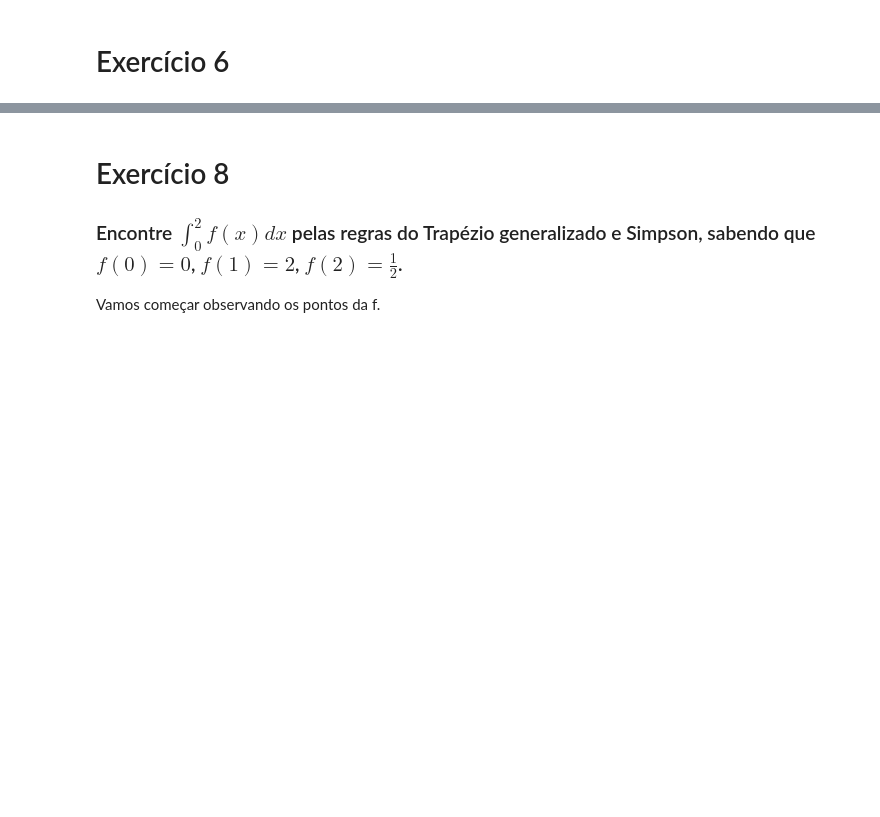
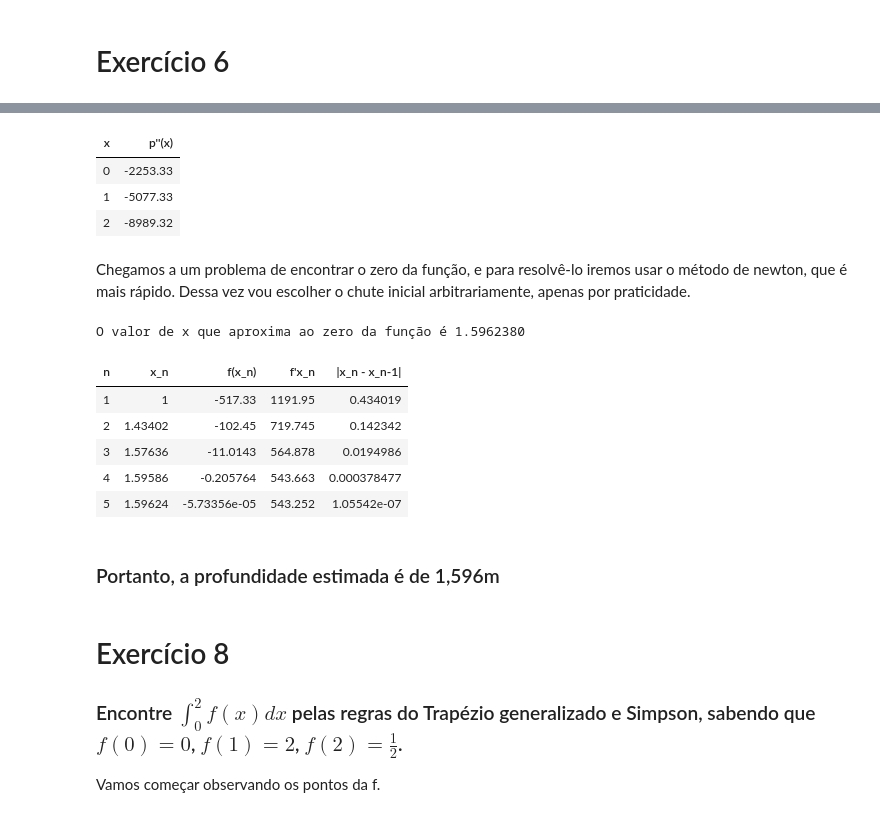
Before and after one commit to edumangabeira/AulasENCE, a Jupyter notebook: Lista1_Parte2_Calc3.ipynb, the cells around one changed output, grey strips where cells are left out. Drawn from its saved outputs; the diff is of its cells as text; code cells hidden in the pictures; blank space fills up the shorter version.

```diff
--- a/Lista1_Parte2_Calc3.ipynb
+++ b/Lista1_Parte2_Calc3.ipynb
@@ -642,3 +709,34 @@ Tentei criar um algoritmo que obtenha as diferenças divididas, mas não deu cer
+# %%
+x = [0, 1, 2]
+f_x = [- 543.996*(j**2) - 2280*j - 2253.334 for j in x]
+tabela = {'x': pd.Series(data = x), 'p\'\'(x)': pd.Series(data = f_x)}
+tabela = pd.DataFrame(tabela)
+tabela.style.hide_index()
+# %% [output]
+| x | p''(x) |
+| 0 | -2253.33 |
+| 1 | -5077.33 |
+| 2 | -8989.32 |
+# %% [markdown]
+Chegamos a um problema de encontrar o zero da função, e para resolvê-lo iremos usar o método de newton, que é mais rápido. Dessa vez vou escolher o chute inicial arbitrariamente, apenas por praticidade.
+# %%
+f = lambda x: -543.996*(x**2) + 2280*x - 2253.334
+chute_inicial = 1
+precisao = 1/(10**4)
+max_iteracoes = 10
+
+tabela = newton(f, chute_inicial, precisao, max_iteracoes)
+tabela.style.hide_index()
+# %% [output]
+O valor de x que aproxima ao zero da função é 1.5962380
+| n | x_n | f(x_n) | f'x_n | |x_n - x_n-1| |
+| 1 | 1 | -517.33 | 1191.95 | 0.434019 |
+| 2 | 1.43402 | -102.45 | 719.745 | 0.142342 |
+| 3 | 1.57636 | -11.0143 | 564.878 | 0.0194986 |
+| 4 | 1.59586 | -0.205764 | 543.663 | 0.000378477 |
+| 5 | 1.59624 | -5.73356e-05 | 543.252 | 1.05542e-07 |
+# %% [markdown]
+### Portanto, a profundidade estimada é de 1,596m
 # %% [markdown]
 #  Exercício 8
 
```
Also changed, not shown: parts of 22 cells of this notebook.
